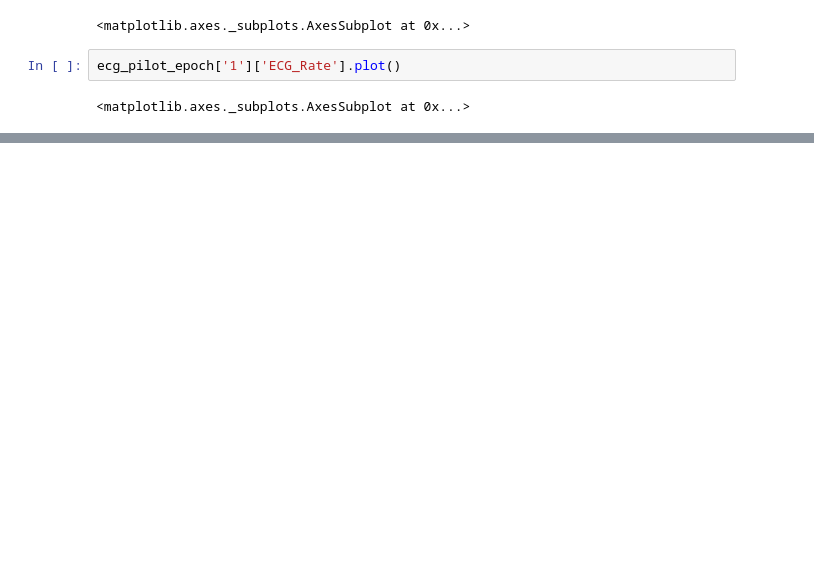
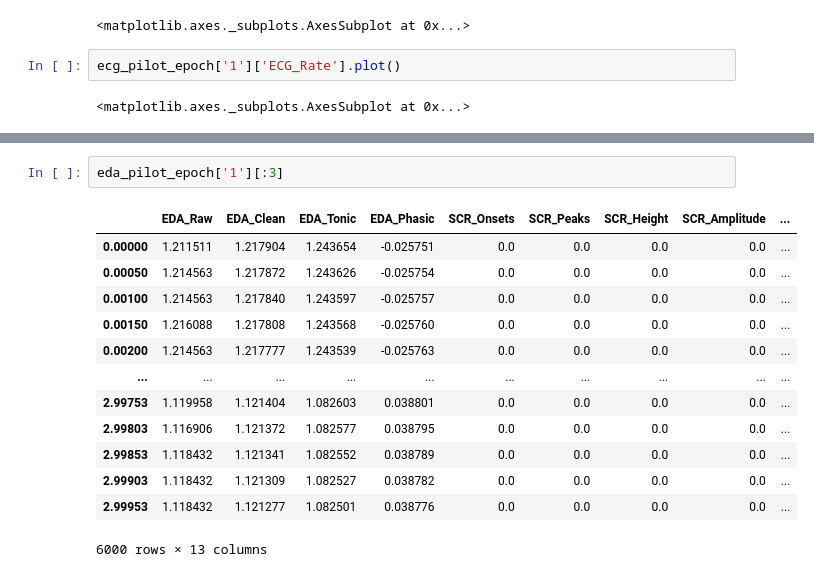
Before and after one commit to johnnyzhang295/HOME, a Jupyter notebook: Part206ExampleVisualization.ipynb, the cells around one changed output, grey strips where cells are left out. Drawn from its saved outputs; the diff is of its cells as text; blank space fills up the shorter version.

```diff
--- a/Part206ExampleVisualization.ipynb
+++ b/Part206ExampleVisualization.ipynb
@@ -176,0 +282,16 @@ ecg_pilot_epoch['1']['ECG_Rate'].plot()
+# %%
+eda_pilot_epoch['1'][:3]
+# %% [output]
+|  | EDA_Raw | EDA_Clean | EDA_Tonic | EDA_Phasic | SCR_Onsets | SCR_Peaks | SCR_Height | SCR_Amplitude | ... |
+| 0.00000 | 1.211511 | 1.217904 | 1.243654 | -0.025751 | 0.0 | 0.0 | 0.0 | 0.0 | ... |
+| 0.00050 | 1.214563 | 1.217872 | 1.243626 | -0.025754 | 0.0 | 0.0 | 0.0 | 0.0 | ... |
+| 0.00100 | 1.214563 | 1.217840 | 1.243597 | -0.025757 | 0.0 | 0.0 | 0.0 | 0.0 | ... |
+| 0.00150 | 1.216088 | 1.217808 | 1.243568 | -0.025760 | 0.0 | 0.0 | 0.0 | 0.0 | ... |
+| 0.00200 | 1.214563 | 1.217777 | 1.243539 | -0.025763 | 0.0 | 0.0 | 0.0 | 0.0 | ... |
+| ... | ... | ... | ... | ... | ... | ... | ... | ... | ... |
+| 2.99753 | 1.119958 | 1.121404 | 1.082603 | 0.038801 | 0.0 | 0.0 | 0.0 | 0.0 | ... |
+| 2.99803 | 1.116906 | 1.121372 | 1.082577 | 0.038795 | 0.0 | 0.0 | 0.0 | 0.0 | ... |
+| 2.99853 | 1.118432 | 1.121341 | 1.082552 | 0.038789 | 0.0 | 0.0 | 0.0 | 0.0 | ... |
+| 2.99903 | 1.118432 | 1.121309 | 1.082527 | 0.038782 | 0.0 | 0.0 | 0.0 | 0.0 | ... |
+| 2.99953 | 1.118432 | 1.121277 | 1.082501 | 0.038776 | 0.0 | 0.0 | 0.0 | 0.0 | ... |
+6000 rows × 13 columns
```
Also changed, not shown: parts of 13 cells of this notebook.
